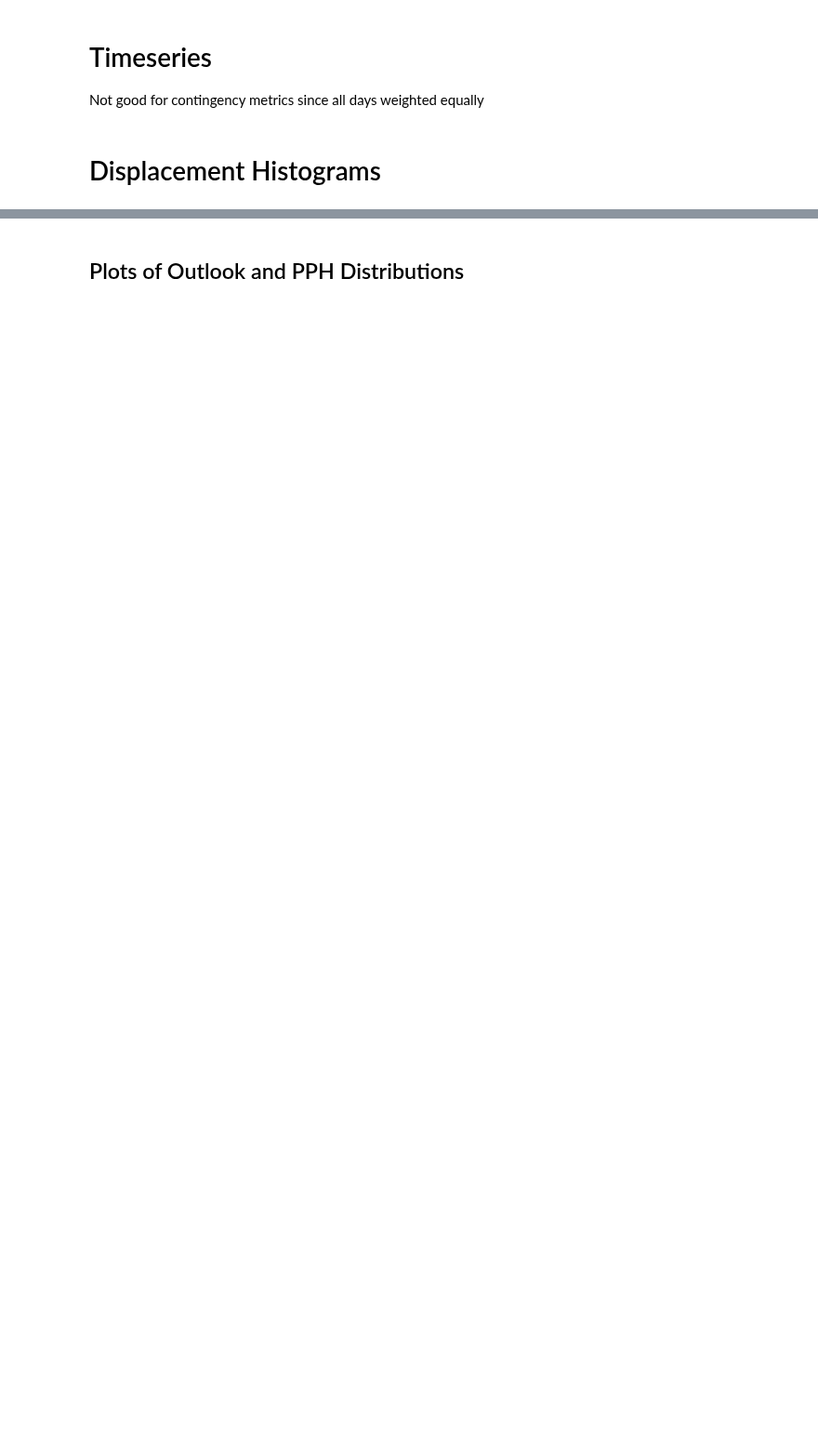
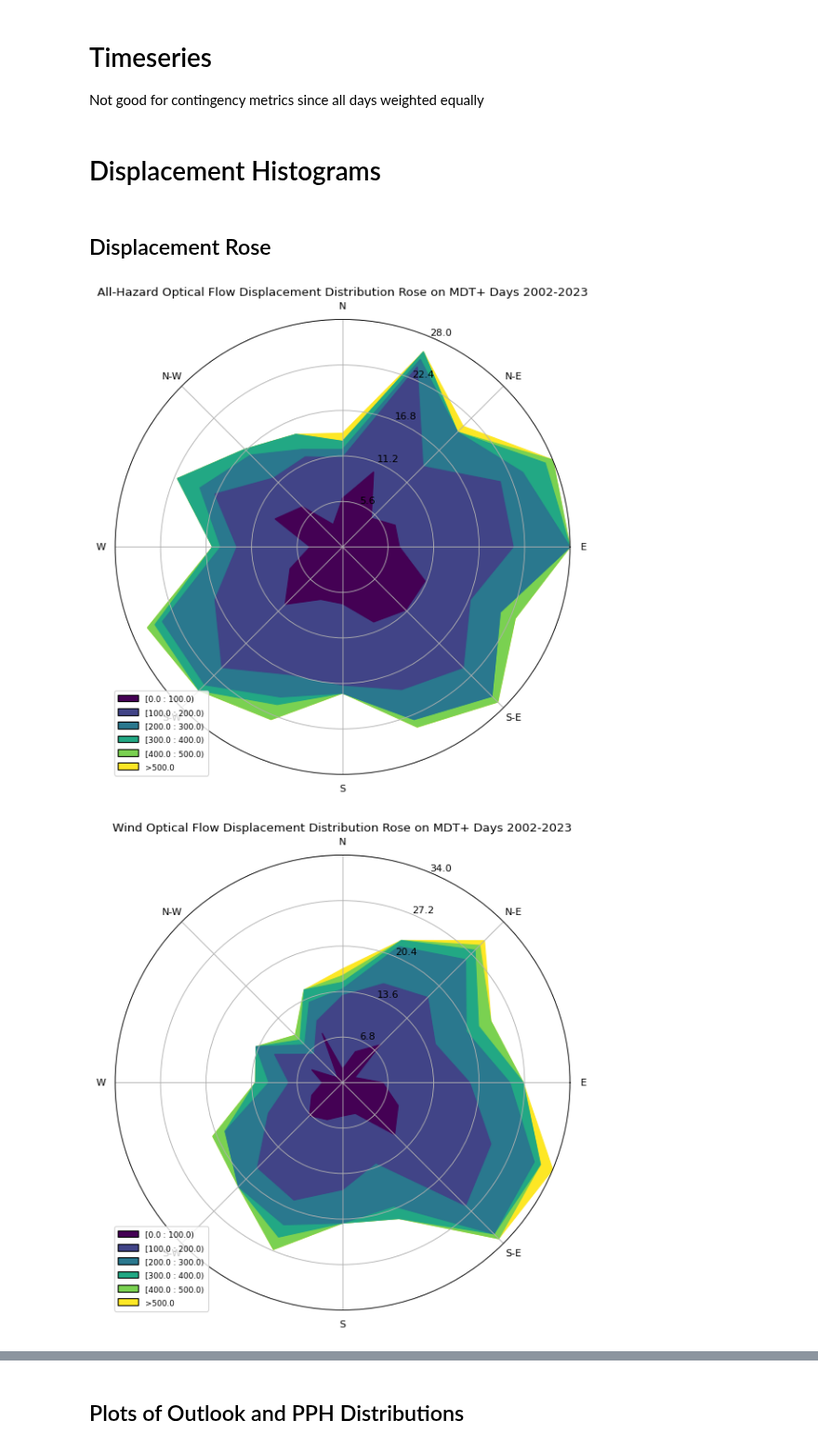
Before and after one commit to milesepstein13/severe-thunderstorm-analysis, a Jupyter notebook: explore_subsets.ipynb, the cells around one changed output, grey strips where cells are left out. Shown at 93% size. Drawn from its saved outputs; the diff is of its cells as text; code cells hidden in the pictures; blank space fills up the shorter version.

Commit message:
displacement distribution roses

```diff
--- a/explore_subsets.ipynb
+++ b/explore_subsets.ipynb
@@ -584,3 +587,31 @@ stacked_histogram(mdt_day3_pph, 'EW_S_H_NUM', 'REGION_M', 'Eastward Displacement
 stacked_histogram(mdt_day3_pph, 'EE_S_H_NUM', 'REGION_M', 'Eastward Displacement (km)', 'Hail Eastward Optical Flow Displacement in Eastern Halves of MDT+ Days 2002-2023, by Region', 'Region', 'plots/results/colocated/hail_east_displacement.png', show = True, save = True)
 stacked_histogram(mdt_day3_pph, 'EW_S_T_NUM', 'REGION_M', 'Eastward Displacement (km)', 'Tornado Eastward Optical Flow Displacement in Western Halves of MDT+ Days 2002-2023, by Region', 'Region', 'plots/results/colocated/tor_west_displacement.png', show = True, save = True)
 stacked_histogram(mdt_day3_pph, 'EE_S_T_NUM', 'REGION_M', 'Eastward Displacement (km)', 'Tornado Eastward Optical Flow Displacement in Eastern Halves of MDT+ Days 2002-2023, by Region', 'Region', 'plots/results/colocated/tor_east_displacement.png', show = True, save = True)
+# %% [markdown]
+## Displacement Rose
+# %%
+def displacement_rose(pph, hazard, hazard_name, save_location, show=False, save = True):
+
+    ax = WindroseAxes.from_ax()
+
+    angles_rad = np.arctan2(pph['N_SH' + hazard + '_NUM'], pph['E_SH' + hazard + '_NUM'])
+    angles_deg = np.degrees(angles_rad)
+    wd = (90-angles_deg) % 360
+    ws = np.sqrt(np.square(pph['N_SH' + hazard + '_NUM']/1000) + np.square(pph['E_SH' + hazard + '_NUM']/1000))
+
+    ax.contourf(wd, ws, bins=np.arange(0, 600, 100))
+    ax.set_legend()
+    ax.set_title(hazard_name + ' Optical Flow Displacement Distribution Rose on MDT+ Days 2002-2023')
+
+    if save:
+        plt.savefig(save_location)
+    if show:
+        plt.show()
+# %%
+displacement_rose(mdt_day3_pph, '', 'All-Hazard', 'plots/results/ah_displacement_rose.png', show = True, save = True)
+displacement_rose(mdt_day3_pph, '_W', 'Wind', 'plots/results/wind_displacement_rose.png', show = True, save = True)
+displacement_rose(mdt_day3_pph, '_H', 'Hail', 'plots/results/hail_displacement_rose.png', show = True, save = True)
+displacement_rose(mdt_day3_pph, '_T', 'Tornado', 'plots/results/tor_displacement_rose.png', show = True, save = True)
+# %% [output]
+[figure, added]
+[figure, added]
```
Also changed, not shown: parts of 5 cells of this notebook, 8 other files.
